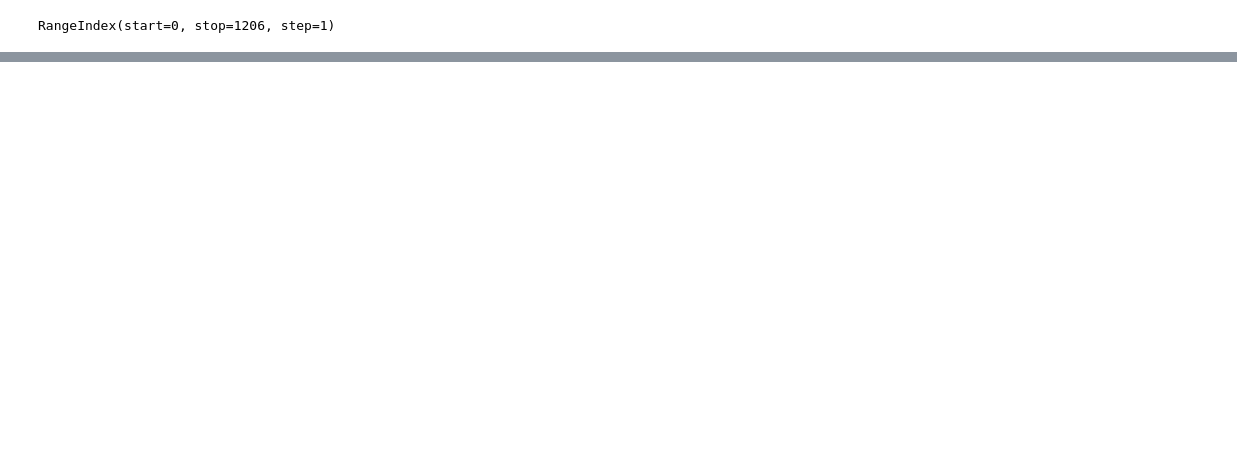
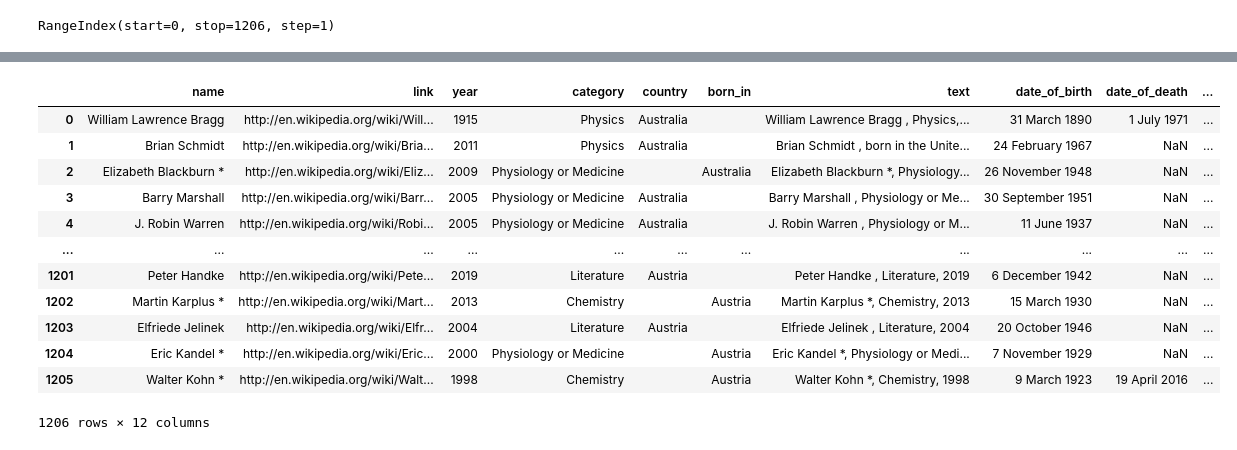
Before and after one commit to FilipeOrfao/data_visualization_with_python_and_javascript, a Jupyter notebook: 008_/main.ipynb, the cells around one changed output, grey strips where cells are left out. Saved outputs shown, nothing was run; the diff lists cells and outputs as text; code cells hidden in the pictures; blank space fills up the shorter version.

```diff
--- a/008_/main.ipynb
+++ b/008_/main.ipynb
@@ -20,0 +26,17 @@ df.loc['Albert Einstein']
+# %%
+df = df.reset_index()
+df
+# %% [output]
+|  | name | link | year | category | country | born_in | text | date_of_birth | date_of_death | ... |
+| 0 | William Lawrence Bragg | http://en.wikipedia.org/wiki/Will... | 1915 | Physics | Australia |  | William Lawrence Bragg , Physics,... | 31 March 1890 | 1 July 1971 | ... |
+| 1 | Brian Schmidt | http://en.wikipedia.org/wiki/Bria... | 2011 | Physics | Australia |  | Brian Schmidt , born in the Unite... | 24 February 1967 | NaN | ... |
+| 2 | Elizabeth Blackburn * | http://en.wikipedia.org/wiki/Eliz... | 2009 | Physiology or Medicine |  | Australia | Elizabeth Blackburn *, Physiology... | 26 November 1948 | NaN | ... |
+| 3 | Barry Marshall | http://en.wikipedia.org/wiki/Barr... | 2005 | Physiology or Medicine | Australia |  | Barry Marshall , Physiology or Me... | 30 September 1951 | NaN | ... |
+| 4 | J. Robin Warren | http://en.wikipedia.org/wiki/Robi... | 2005 | Physiology or Medicine | Australia |  | J. Robin Warren , Physiology or M... | 11 June 1937 | NaN | ... |
+| ... | ... | ... | ... | ... | ... | ... | ... | ... | ... | ... |
+| 1201 | Peter Handke | http://en.wikipedia.org/wiki/Pete... | 2019 | Literature | Austria |  | Peter Handke , Literature, 2019 | 6 December 1942 | NaN | ... |
+| 1202 | Martin Karplus * | http://en.wikipedia.org/wiki/Mart... | 2013 | Chemistry |  | Austria | Martin Karplus *, Chemistry, 2013 | 15 March 1930 | NaN | ... |
+| 1203 | Elfriede Jelinek | http://en.wikipedia.org/wiki/Elfr... | 2004 | Literature | Austria |  | Elfriede Jelinek , Literature, 2004 | 20 October 1946 | NaN | ... |
+| 1204 | Eric Kandel * | http://en.wikipedia.org/wiki/Eric... | 2000 | Physiology or Medicine |  | Austria | Eric Kandel *, Physiology or Medi... | 7 November 1929 | NaN | ... |
+| 1205 | Walter Kohn * | http://en.wikipedia.org/wiki/Walt... | 1998 | Chemistry |  | Austria | Walter Kohn *, Chemistry, 1998 | 9 March 1923 | 19 April 2016 | ... |
+1206 rows × 12 columns
```
Also changed, not shown: parts of 29 cells of this notebook, 6 other files.
